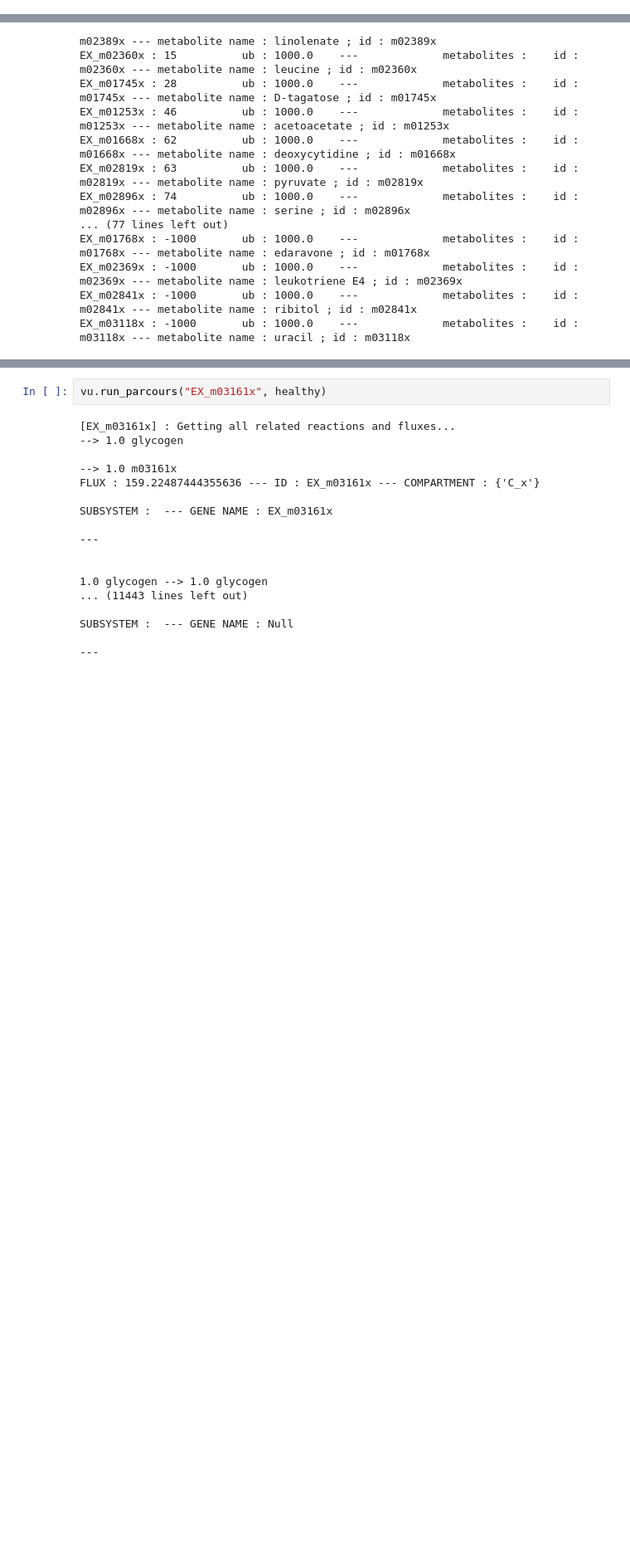
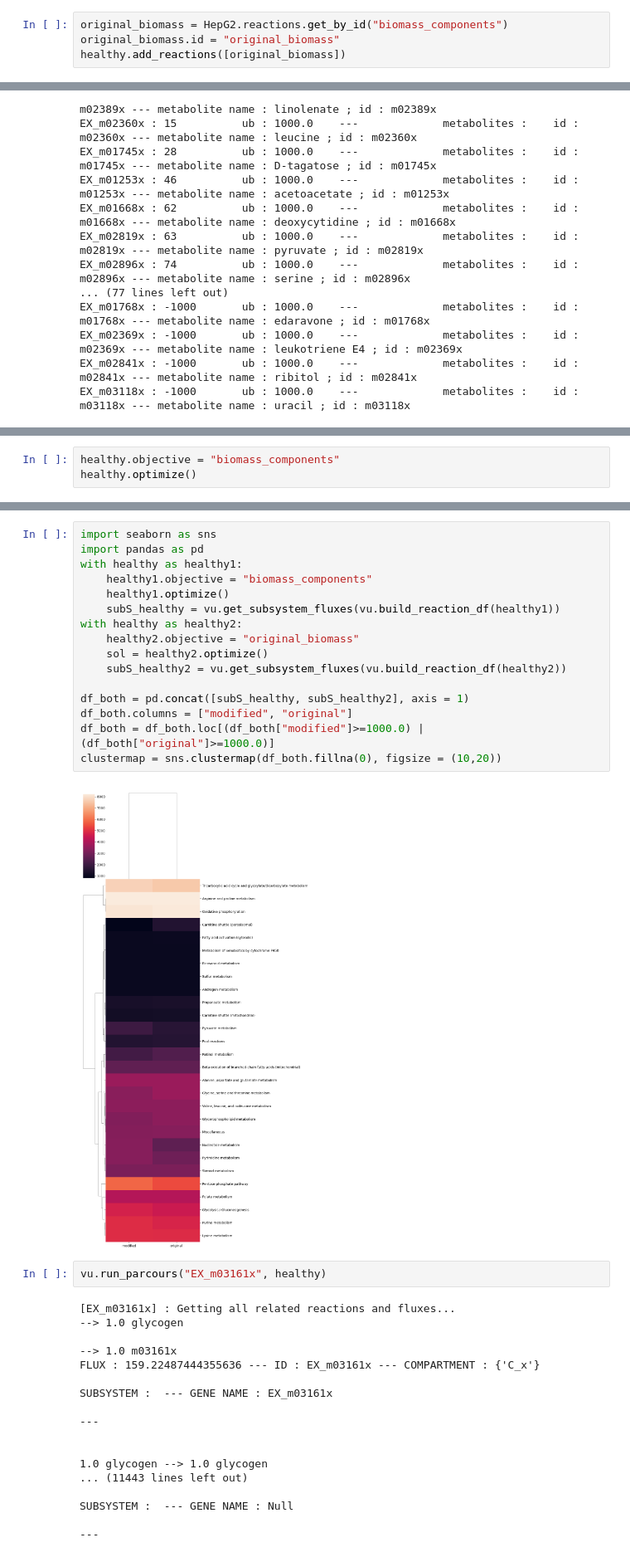
Before and after one commit to JoPkb/RBA_cutsets, a Jupyter notebook: models_analysis/code/healthy_biomass.ipynb, the cells around one changed output, grey strips where cells are left out. Shown at 83% size. Drawn from its saved outputs; the diff is of its cells as text; blank space fills up the shorter version.

```diff
--- a/code/healthy_biomass.ipynb
+++ b/models_analysis/code/healthy_biomass.ipynb
@@ -93,3 +100,7 @@ healthy.reactions.get_by_id("biomass_components").add_metabolites({healthy.metab
+# %%
+original_biomass = HepG2.reactions.get_by_id("biomass_components")
+original_biomass.id = "original_biomass"
+healthy.add_reactions([original_biomass])
 # %%
 print("REACTANTS: \n")
 for metabolite_r in healthy.reactions.get_by_id("biomass_components").reactants:
@@ -142,0 +158,3 @@ With glycogen in the reactants part of the biomass reaction, how does the model
+# %%
+healthy.objective = "biomass_components"
+healthy.optimize()
@@ -143,3 +176,21 @@ With glycogen in the reactants part of the biomass reaction, how does the model
+# %%
+import seaborn as sns
+import pandas as pd
+with healthy as healthy1:
+    healthy1.objective = "biomass_components"
+    healthy1.optimize()
+    subS_healthy = vu.get_subsystem_fluxes(vu.build_reaction_df(healthy1))
+with healthy as healthy2:
+    healthy2.objective = "original_biomass"
+    sol = healthy2.optimize()
+    subS_healthy2 = vu.get_subsystem_fluxes(vu.build_reaction_df(healthy2))
+
+df_both = pd.concat([subS_healthy, subS_healthy2], axis = 1)
+df_both.columns = ["modified", "original"]
+df_both = df_both.loc[(df_both["modified"]>=1000.0) | (df_both["original"]>=1000.0)]
+clustermap = sns.clustermap(df_both.fillna(0), figsize = (10,20))
+# %% [output]
+[figure, added]
 # %%
 vu.run_parcours("EX_m03161x", healthy)
 # %% [output]
```
Also changed, not shown: parts of 6 cells of this notebook, 20 other files.
